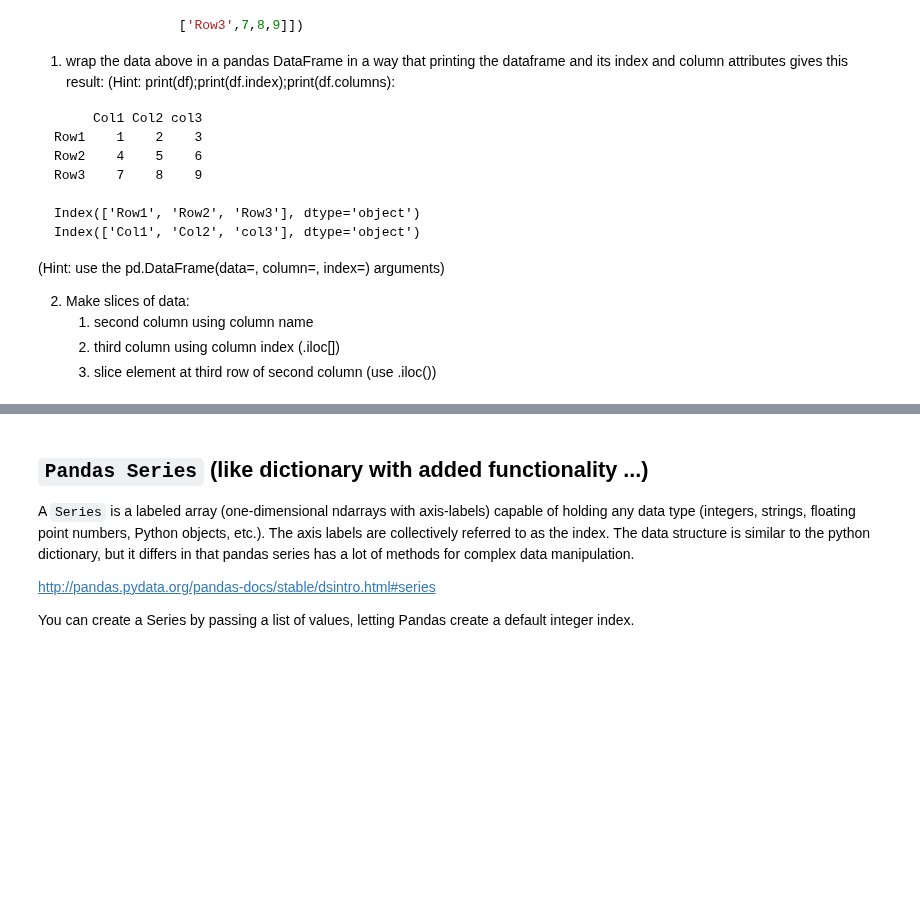
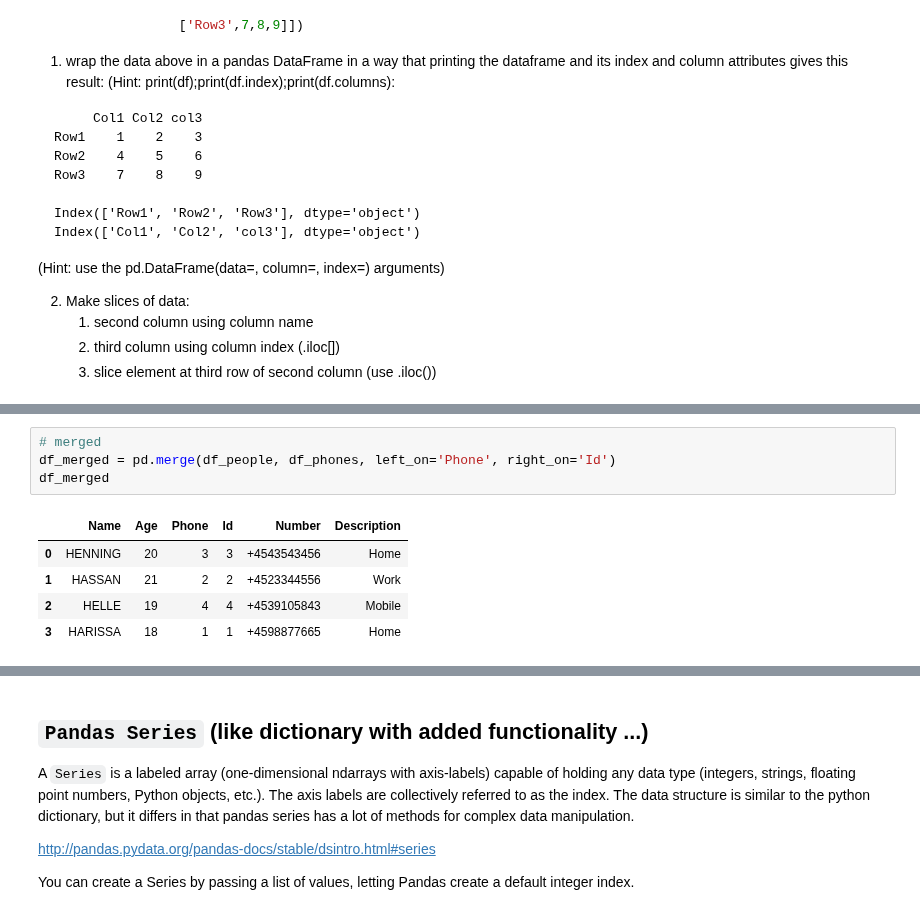
Before and after one commit to Hartmannsolution/docker_notebooks, a Jupyter notebook: notebooks/05-2 pandas.ipynb, the cells around one changed output, grey strips where cells are left out. Cells and saved outputs as stored; diff of their text form; blank space fills up the shorter version.

```diff
--- a/notebooks/05-2 pandas.ipynb
+++ b/notebooks/05-2 pandas.ipynb
@@ -264,0 +420,10 @@ Index(['Col1', 'Col2', 'col3'], dtype='object')
+# %%
+# merged
+df_merged = pd.merge(df_people, df_phones, left_on='Phone', right_on='Id')
+df_merged
+# %% [output]
+|  | Name | Age | Phone | Id | Number | Description |
+| 0 | HENNING | 20 | 3 | 3 | +4543543456 | Home |
+| 1 | HASSAN | 21 | 2 | 2 | +4523344556 | Work |
+| 2 | HELLE | 19 | 4 | 4 | +4539105843 | Mobile |
+| 3 | HARISSA | 18 | 1 | 1 | +4598877665 | Home |
```
Also changed, not shown: parts of 32 cells of this notebook.
